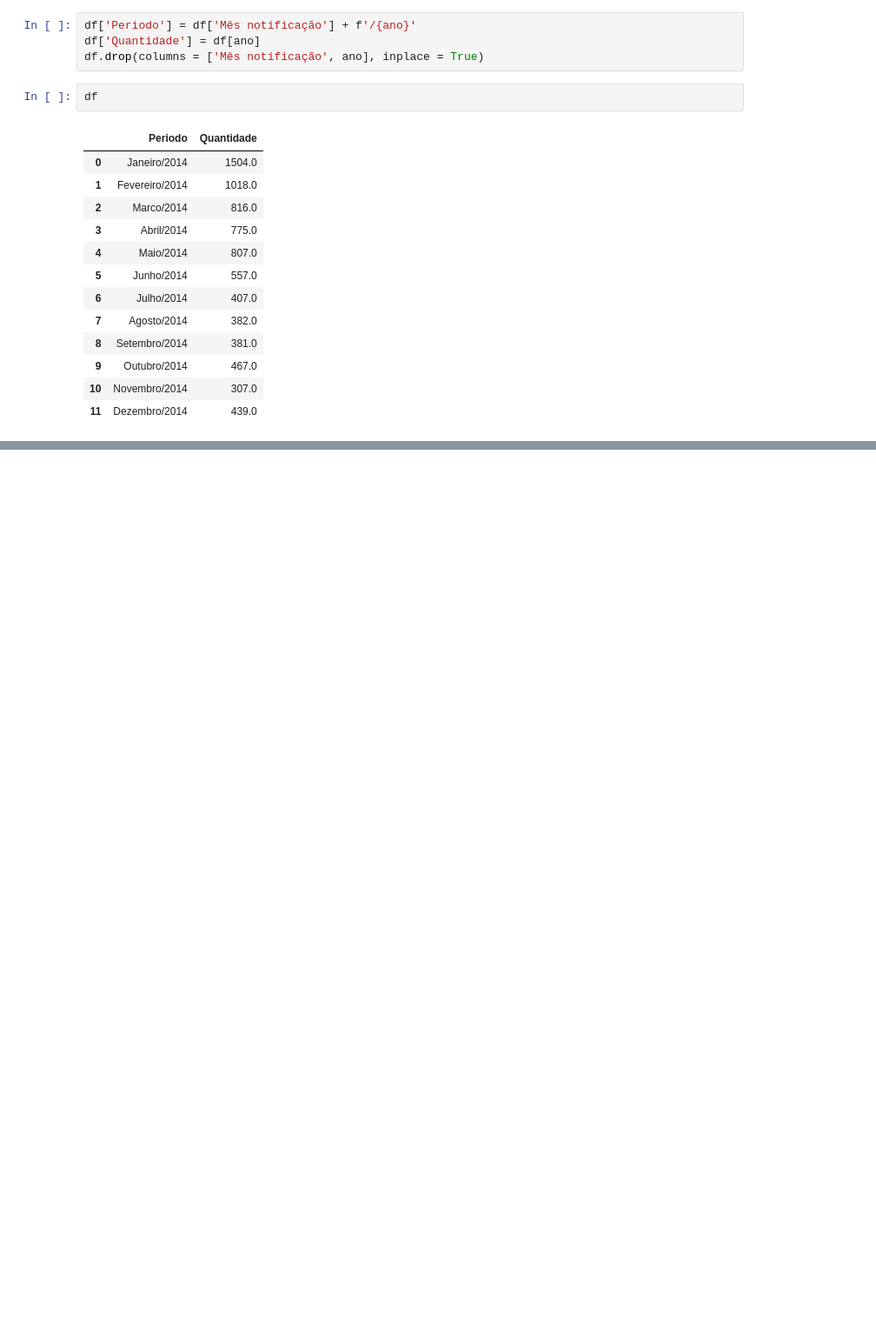
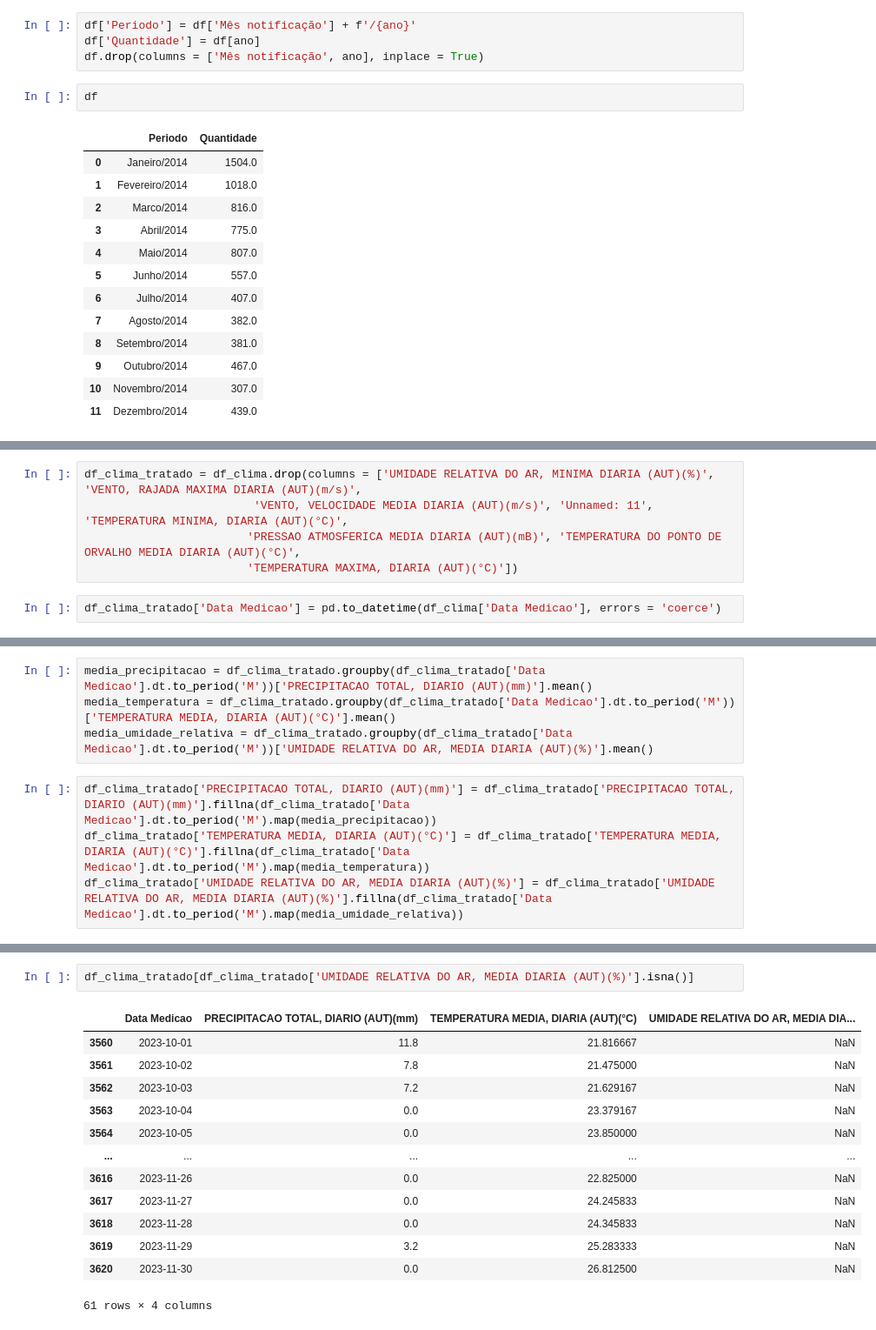
Before and after one commit to jeantorre/projeto_aplicado_MBA, a Jupyter notebook: previsao_dengue_rj.ipynb, the cells around one changed output, grey strips where cells are left out. Shown: that part at 87% size. Drawn from its saved outputs; the diff is of its cells as text; blank space fills up the shorter version.

```diff
--- a/previsao_dengue_rj.ipynb
+++ b/previsao_dengue_rj.ipynb
@@ -185,0 +224,7 @@ None
+# %%
+df_clima_tratado = df_clima.drop(columns = ['UMIDADE RELATIVA DO AR, MINIMA DIARIA (AUT)(%)', 'VENTO, RAJADA MAXIMA DIARIA (AUT)(m/s)',
+                         'VENTO, VELOCIDADE MEDIA DIARIA (AUT)(m/s)', 'Unnamed: 11', 'TEMPERATURA MINIMA, DIARIA (AUT)(°C)',
+                        'PRESSAO ATMOSFERICA MEDIA DIARIA (AUT)(mB)', 'TEMPERATURA DO PONTO DE ORVALHO MEDIA DIARIA (AUT)(°C)',
+                        'TEMPERATURA MAXIMA, DIARIA (AUT)(°C)'])
+# %%
+df_clima_tratado['Data Medicao'] = pd.to_datetime(df_clima['Data Medicao'], errors = 'coerce')
@@ -185,0 +245,8 @@ None
+# %%
+media_precipitacao = df_clima_tratado.groupby(df_clima_tratado['Data Medicao'].dt.to_period('M'))['PRECIPITACAO TOTAL, DIARIO (AUT)(mm)'].mean()
+media_temperatura = df_clima_tratado.groupby(df_clima_tratado['Data Medicao'].dt.to_period('M'))['TEMPERATURA MEDIA, DIARIA (AUT)(°C)'].mean()
+media_umidade_relativa = df_clima_tratado.groupby(df_clima_tratado['Data Medicao'].dt.to_period('M'))['UMIDADE RELATIVA DO AR, MEDIA DIARIA (AUT)(%)'].mean()
+# %%
+df_clima_tratado['PRECIPITACAO TOTAL, DIARIO (AUT)(mm)'] = df_clima_tratado['PRECIPITACAO TOTAL, DIARIO (AUT)(mm)'].fillna(df_clima_tratado['Data Medicao'].dt.to_period('M').map(media_precipitacao))
+df_clima_tratado['TEMPERATURA MEDIA, DIARIA (AUT)(°C)'] = df_clima_tratado['TEMPERATURA MEDIA, DIARIA (AUT)(°C)'].fillna(df_clima_tratado['Data Medicao'].dt.to_period('M').map(media_temperatura))
+df_clima_tratado['UMIDADE RELATIVA DO AR, MEDIA DIARIA (AUT)(%)'] = df_clima_tratado['UMIDADE RELATIVA DO AR, MEDIA DIARIA (AUT)(%)'].fillna(df_clima_tratado['Data Medicao'].dt.to_period('M').map(media_umidade_relativa))
@@ -185,0 +267,16 @@ None
+# %%
+df_clima_tratado[df_clima_tratado['UMIDADE RELATIVA DO AR, MEDIA DIARIA (AUT)(%)'].isna()]
+# %% [output]
+|  | Data Medicao | PRECIPITACAO TOTAL, DIARIO (AUT)(mm) | TEMPERATURA MEDIA, DIARIA (AUT)(°C) | UMIDADE RELATIVA DO AR, MEDIA DIA... |
+| 3560 | 2023-10-01 | 11.8 | 21.816667 | NaN |
+| 3561 | 2023-10-02 | 7.8 | 21.475000 | NaN |
+| 3562 | 2023-10-03 | 7.2 | 21.629167 | NaN |
+| 3563 | 2023-10-04 | 0.0 | 23.379167 | NaN |
+| 3564 | 2023-10-05 | 0.0 | 23.850000 | NaN |
+| ... | ... | ... | ... | ... |
+| 3616 | 2023-11-26 | 0.0 | 22.825000 | NaN |
+| 3617 | 2023-11-27 | 0.0 | 24.245833 | NaN |
+| 3618 | 2023-11-28 | 0.0 | 24.345833 | NaN |
+| 3619 | 2023-11-29 | 3.2 | 25.283333 | NaN |
+| 3620 | 2023-11-30 | 0.0 | 26.812500 | NaN |
+61 rows × 4 columns
```
Also changed, not shown: parts of 21 cells of this notebook.
